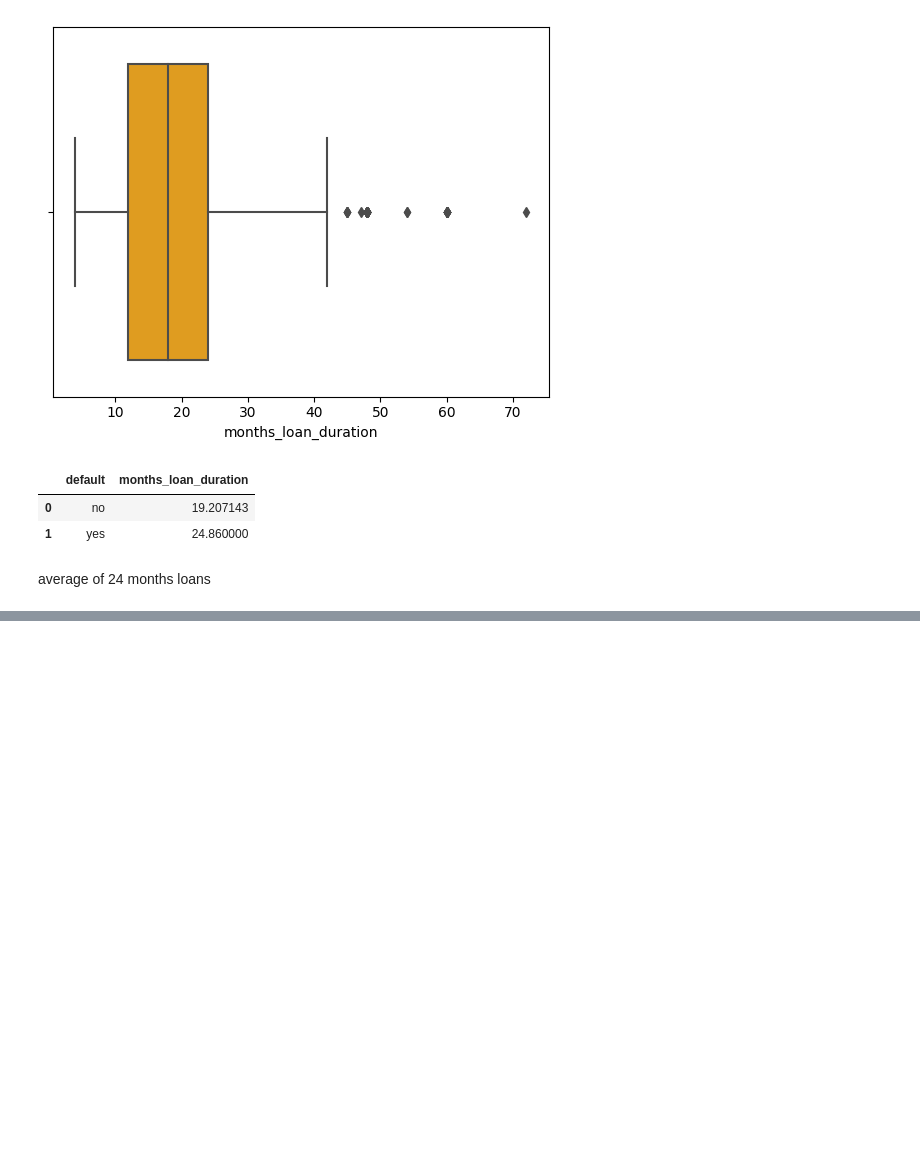
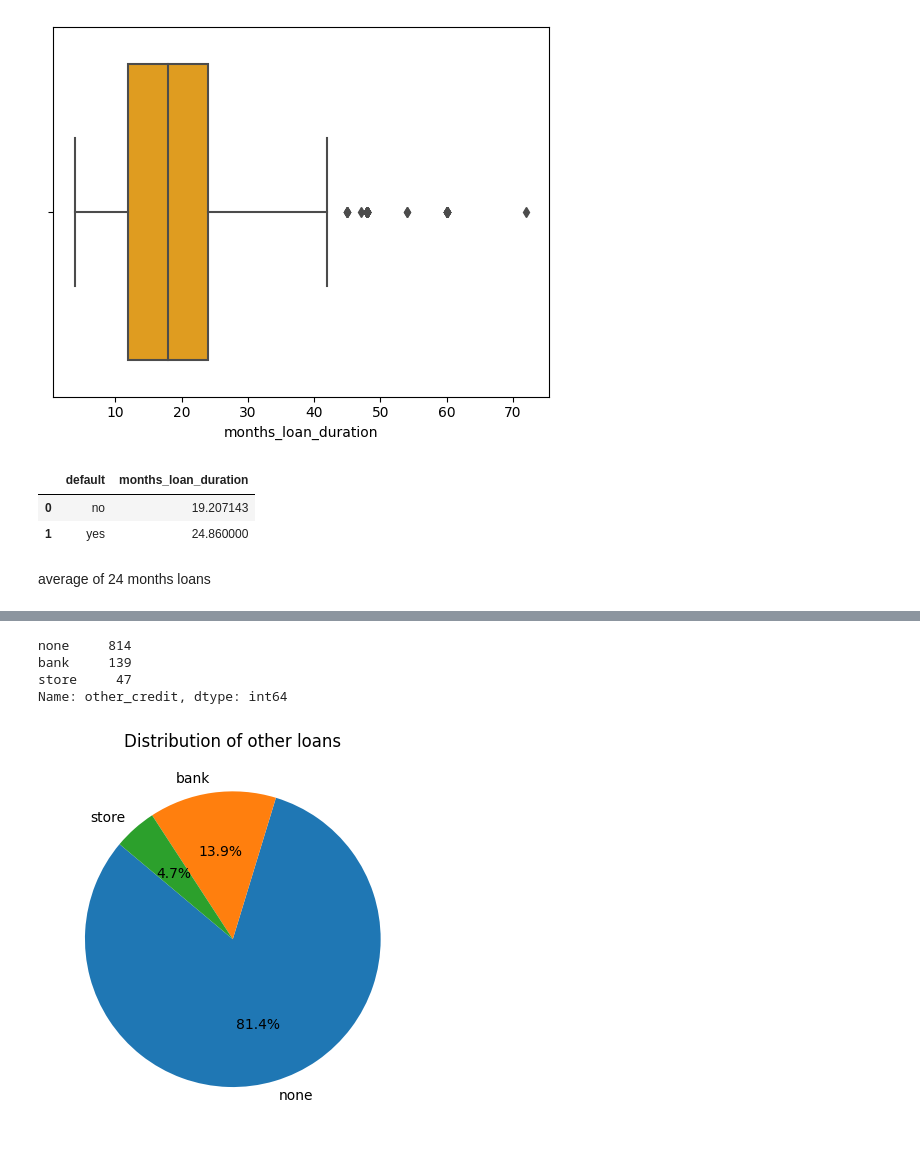
Before and after one commit to vanshikagoyal6396/MLCOE_TASK_, a Jupyter notebook: ClassificationTask.ipynb, the cells around one changed output, grey strips where cells are left out. Cells and saved outputs as stored; diff of their text form; code cells hidden in the pictures; blank space fills up the shorter version.

```diff
--- a/ClassificationTask.ipynb
+++ b/ClassificationTask.ipynb
@@ -198,3 +191,6 @@ sns.countplot(x='employment_duration',data=df)
 # %% [output]
 <Axes: xlabel='employment_duration', ylabel='count'>
 [figure]
+# %%
+df['employment_duration'].replace({'unemployed':0,'< 1 year':1,'1 - 4 years':2,'4 - 7 years':3,'> 7 years':4,},inplace=True)
+df.head()
@@ -234,0 +247,4 @@ average of 24 months loans
+# %%
+#replacing the data of saving_balance column according to our need
+df['savings_balance'].replace({'unknown':0,'< 100 SGD':1,'100 - 500 SGD':2,'500 - 1000 SGD':3,'> 1000 SGD':4},inplace=True)
+df.head()
@@ -234,0 +258,17 @@ average of 24 months loans
+# %%
+v3=df['other_credit'].value_counts()
+v3
+# %% [output]
+none     814
+bank     139
+store     47
+Name: other_credit, dtype: int64
+# %%
+labels=v3.index
+sizes=v3.values
+# %%
+plt.pie(sizes, labels=labels, autopct='%1.1f%%', startangle=140)
+plt.title('Distribution of other loans')
+plt.show()
+# %% [output]
+[figure, added]
```
Also changed, not shown: parts of 20 cells of this notebook.
